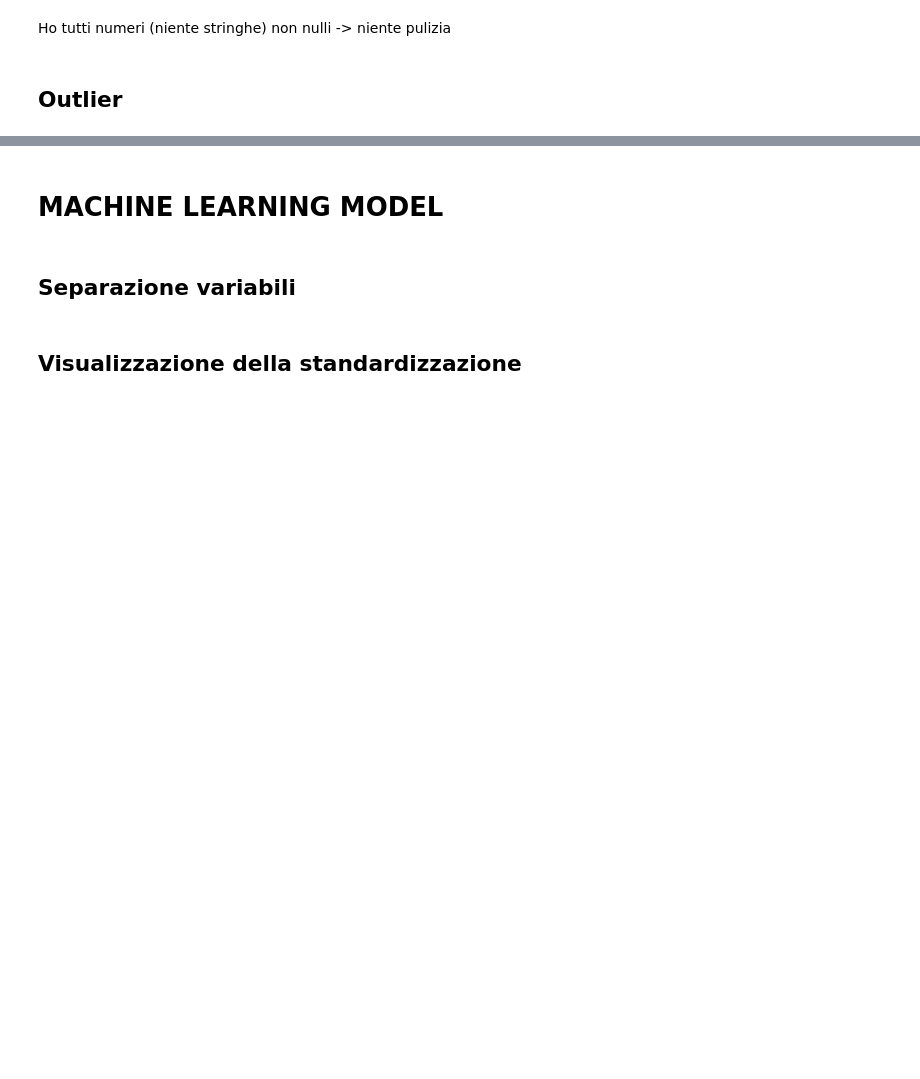
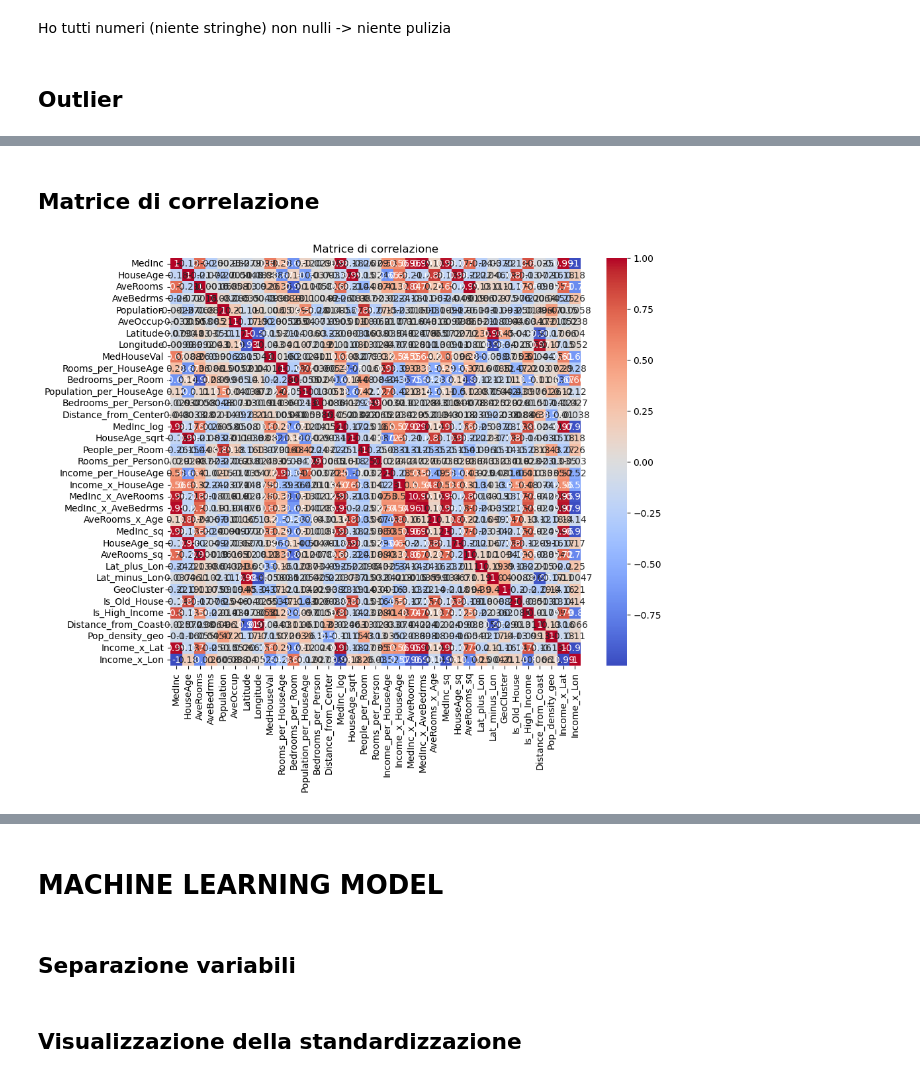
Before and after one commit to ashuraWho/Anzellotti_DepositoCorso, a Jupyter notebook: CORSO PYTHON/19. Mar 09-12-2025/California Data/analisi.ipynb, the cells around one changed output, grey strips where cells are left out. Cells and saved outputs as stored; diff of their text form; code cells hidden in the pictures; blank space fills up the shorter version.

```diff
--- a/CORSO PYTHON/19. Mar 09-12-2025/California Data/analisi.ipynb
+++ b/CORSO PYTHON/19. Mar 09-12-2025/California Data/analisi.ipynb
@@ -91,0 +256,18 @@ memory usage: 1.2 MB
+# %% [markdown]
+## Matrice di correlazione
+# %%
+# Calcolo
+corr = df_clean.corr(numeric_only=True)
+corr
+
+# Heatmap
+plt.figure(figsize=(10,8))
+sns.heatmap(corr, annot=True, cmap="coolwarm")
+plt.title("Matrice di correlazione")
+
+plt.show()
+# MedInc è molto correlato a MedHouseVal (forte segno +)
+# AveBedrms cresce fortemente con AveRooms
+# Latitude/Longitude -> gradienti geografici
+# %% [output]
+[figure, added]
```
Also changed, not shown: parts of 17 cells of this notebook, 8 other files.
